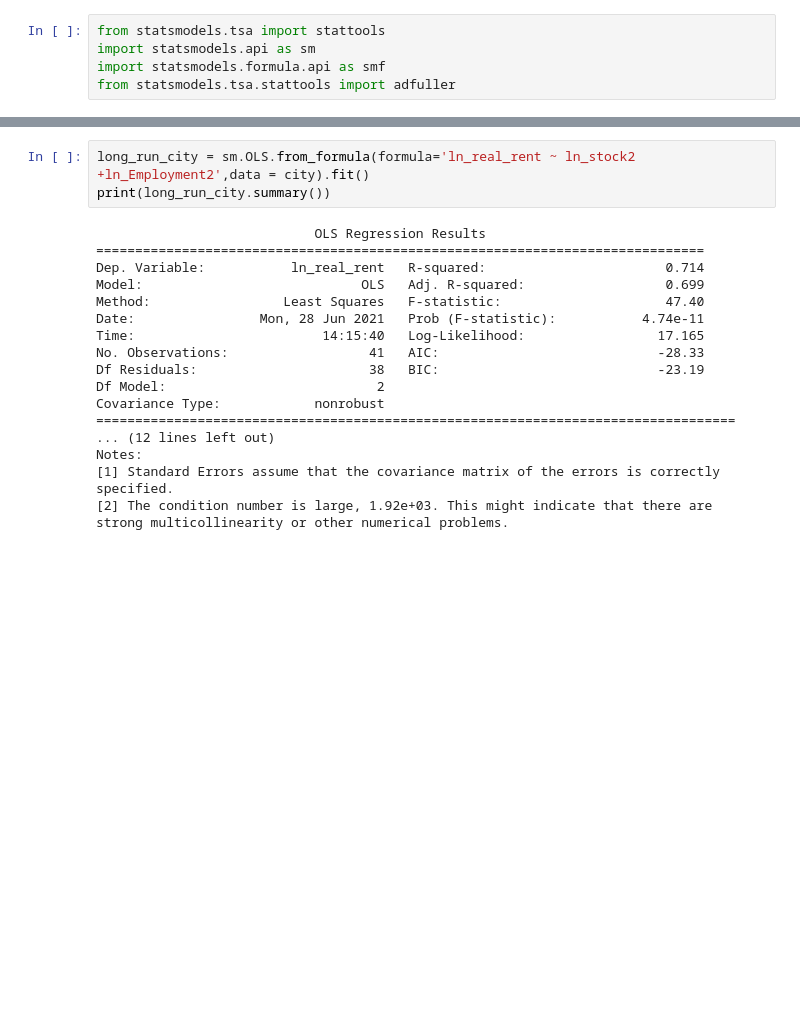
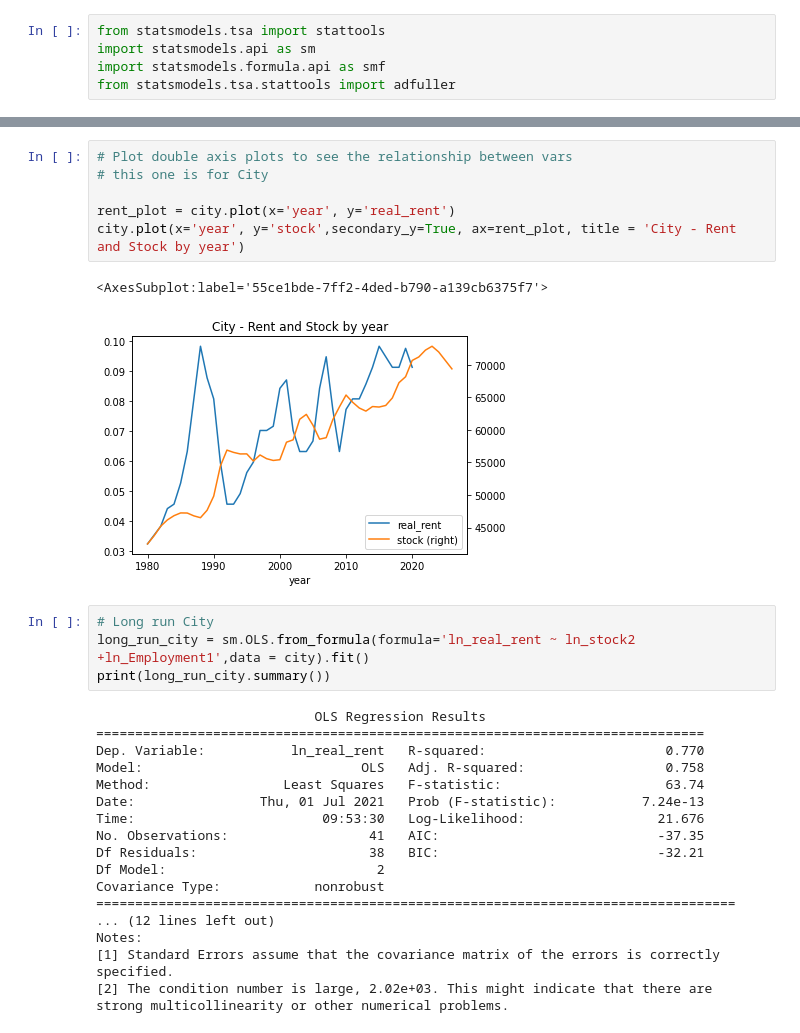
Before and after one commit to maiiasleptcova/KF-Python-projects, a Jupyter notebook: CL_office_rent_forecast.ipynb, the cells around one changed output, grey strips where cells are left out. Saved outputs shown, nothing was run; the diff lists cells and outputs as text; blank space fills up the shorter version.

```diff
--- a/CL_office_rent_forecast.ipynb
+++ b/CL_office_rent_forecast.ipynb
@@ -521,21 +471,31 @@ we cannot reject (the null) that there is a unit root, the series are non-statio
+# %%
+# Plot double axis plots to see the relationship between vars
+# this one is for City
+
+rent_plot = city.plot(x='year', y='real_rent')
+city.plot(x='year', y='stock',secondary_y=True, ax=rent_plot, title = 'City - Rent and Stock by year')
+# %% [output]
+<AxesSubplot:label='55ce1bde-7ff2-4ded-b790-a139cb6375f7'>
+[figure, added]
 # %%
-long_run_city = sm.OLS.from_formula(formula='ln_real_rent ~ ln_stock2 +ln_Employment2',data = city).fit()
+# Long run City
+long_run_city = sm.OLS.from_formula(formula='ln_real_rent ~ ln_stock2 +ln_Employment1',data = city).fit()
 print(long_run_city.summary())
 # %% [output]
                             OLS Regression Results
 ==============================================================================
-Dep. Variable:           ln_real_rent   R-squared:                       0.714
-Model:                            OLS   Adj. R-squared:                  0.699
-Method:                 Least Squares   F-statistic:                     47.40
-Date:                Mon, 28 Jun 2021   Prob (F-statistic):           4.74e-11
-Time:                        14:15:40   Log-Likelihood:                 17.165
-No. Observations:                  41   AIC:                            -28.33
-Df Residuals:                      38   BIC:                            -23.19
+Dep. Variable:           ln_real_rent   R-squared:                       0.770
+Model:                            OLS   Adj. R-squared:                  0.758
+Method:                 Least Squares   F-statistic:                     63.74
+Date:                Thu, 01 Jul 2021   Prob (F-statistic):           7.24e-13
+Time:                        09:53:30   Log-Likelihood:                 21.676
+No. Observations:                  41   AIC:                            -37.35
+Df Residuals:                      38   BIC:                            -32.21
 Df Model:                           2
 Covariance Type:            nonrobust
 ==================================================================================
 ... (12 lines left out)
 Notes:
 [1] Standard Errors assume that the covariance matrix of the errors is correctly specified.
-[2] The condition number is large, 1.92e+03. This might indicate that there are
+[2] The condition number is large, 2.02e+03. This might indicate that there are
 strong multicollinearity or other numerical problems.
```
Also changed, not shown: parts of 49 cells of this notebook.
